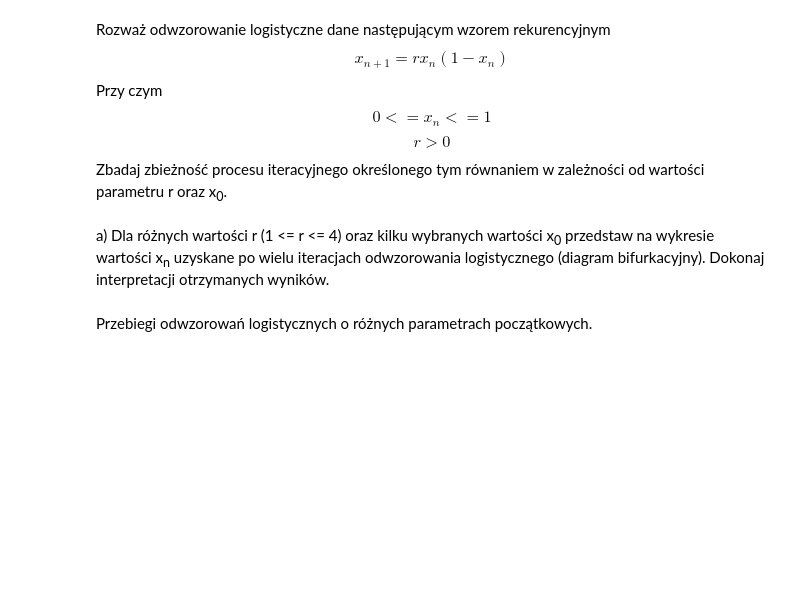
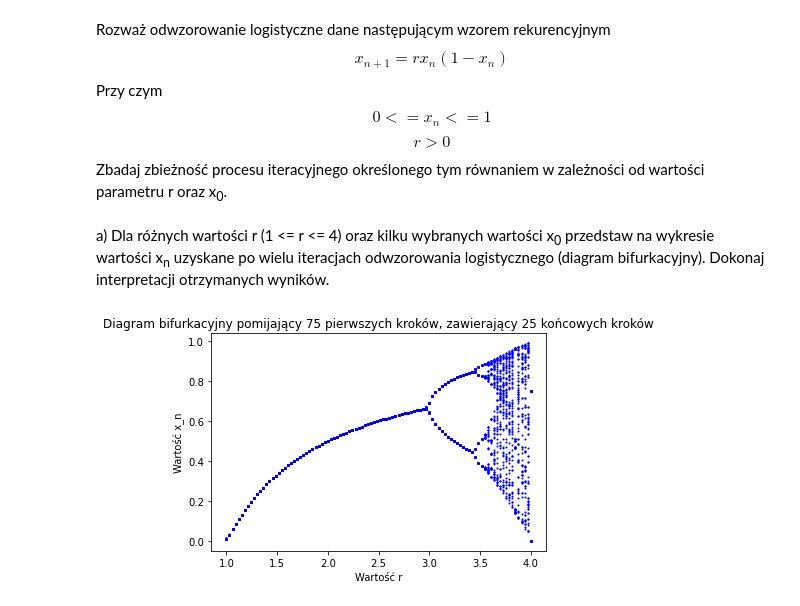
Before and after one commit to proman3419/AGH-WIET-INF-MOwNiT-2022, a Jupyter notebook: 1/1.ipynb, the cells around one changed output. Drawn from its saved outputs; the diff is of its cells as text; code cells hidden in the pictures; blank space fills up the shorter version.

```diff
--- a/1/1.ipynb
+++ b/1/1.ipynb
@@ -287,9 +289,23 @@ równaniem w zależności od wartości parametru r oraz x<sub>0</sub>.
 a) Dla różnych wartości r (1 <= r <= 4) oraz kilku wybranych wartości x<sub>0</sub> przedstaw
 na wykresie wartości x<sub>n</sub> uzyskane po wielu iteracjach odwzorowania logistycznego
 (diagram bifurkacyjny). Dokonaj interpretacji otrzymanych wyników.
-# %%
-def bifurcation_diagram(r_min, r_max, r_cnt, x_min, x_max, x_cnt, n):
-    rs = np.linspace(1, 4, 6)
-    x_0s = np.linspace(0, 1, 3)
-# %% [markdown]
-Przebiegi odwzorowań logistycznych o różnych parametrach początkowych.
+# %%
+def bifurcation_diagram(rs, x_0s, n_skip, n_plot):
+    for r in rs:
+        for x_0 in x_0s:
+            x = x_0
+            for i in range(n_skip+n_plot):
+                if i >= n_skip:
+                    plt.scatter(r, x, color='blue', s=1)
+                x = logistic_map(r, x)
+
+    plt.xlabel('Wartość r')
+    plt.ylabel('Wartość x_n')
+    plt.title(f'Diagram bifurkacyjny pomijający {n_skip} pierwszych kroków, zawierający {n_plot} końcowych kroków')
+    plt.show()
+
+rs = np.linspace(1, 4, 10**2, dtype=np.float32)
+x_0s = np.linspace(0, 1, 5, dtype=np.float32)[1:-1] # [1:-1] ponieważ x_0 ∈ (0, 1), odrzucamy oba końce
+bifurcation_diagram(rs, x_0s, 75, 25)
+# %% [output]
+[figure, added]
```
Also changed, not shown: parts of 15 cells of this notebook.
